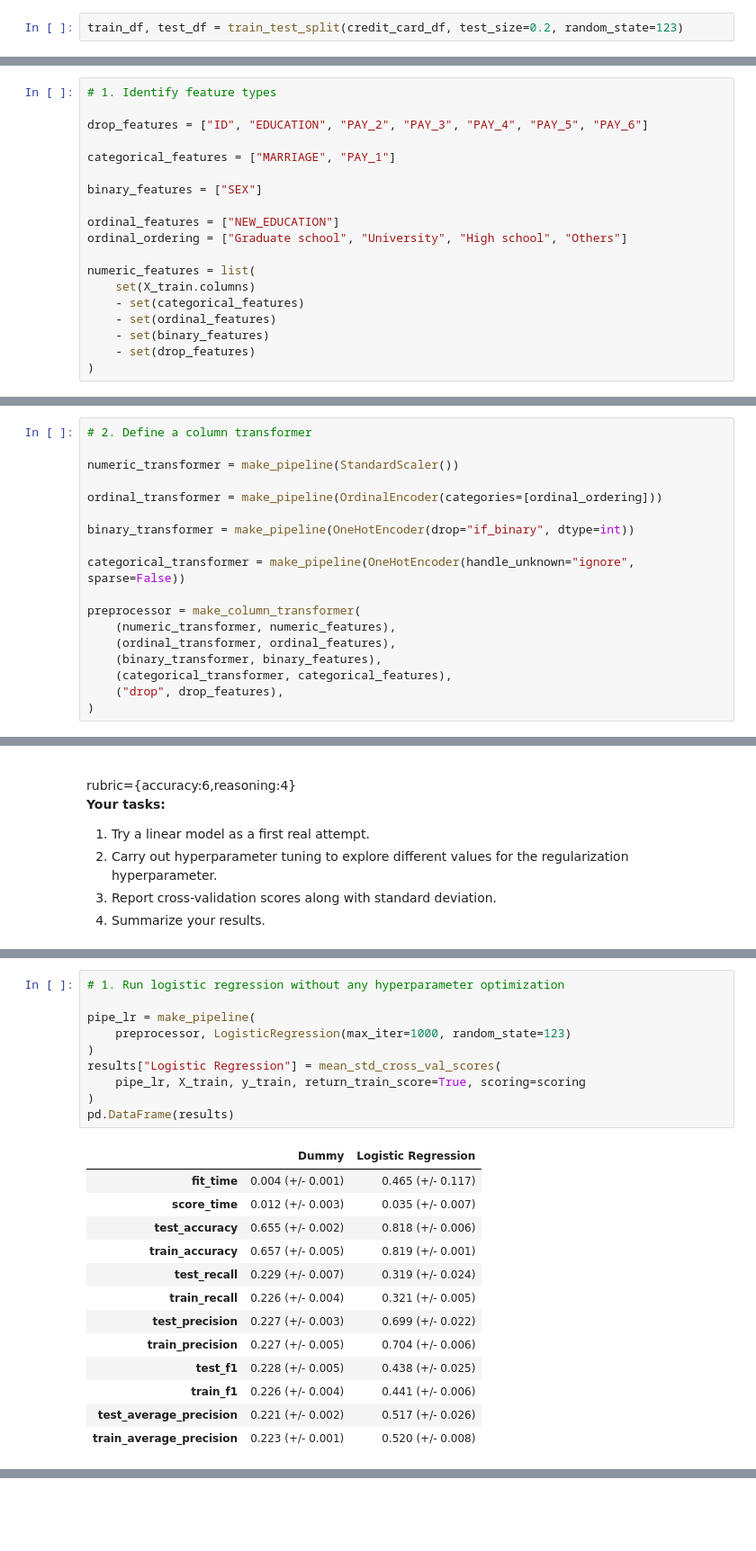
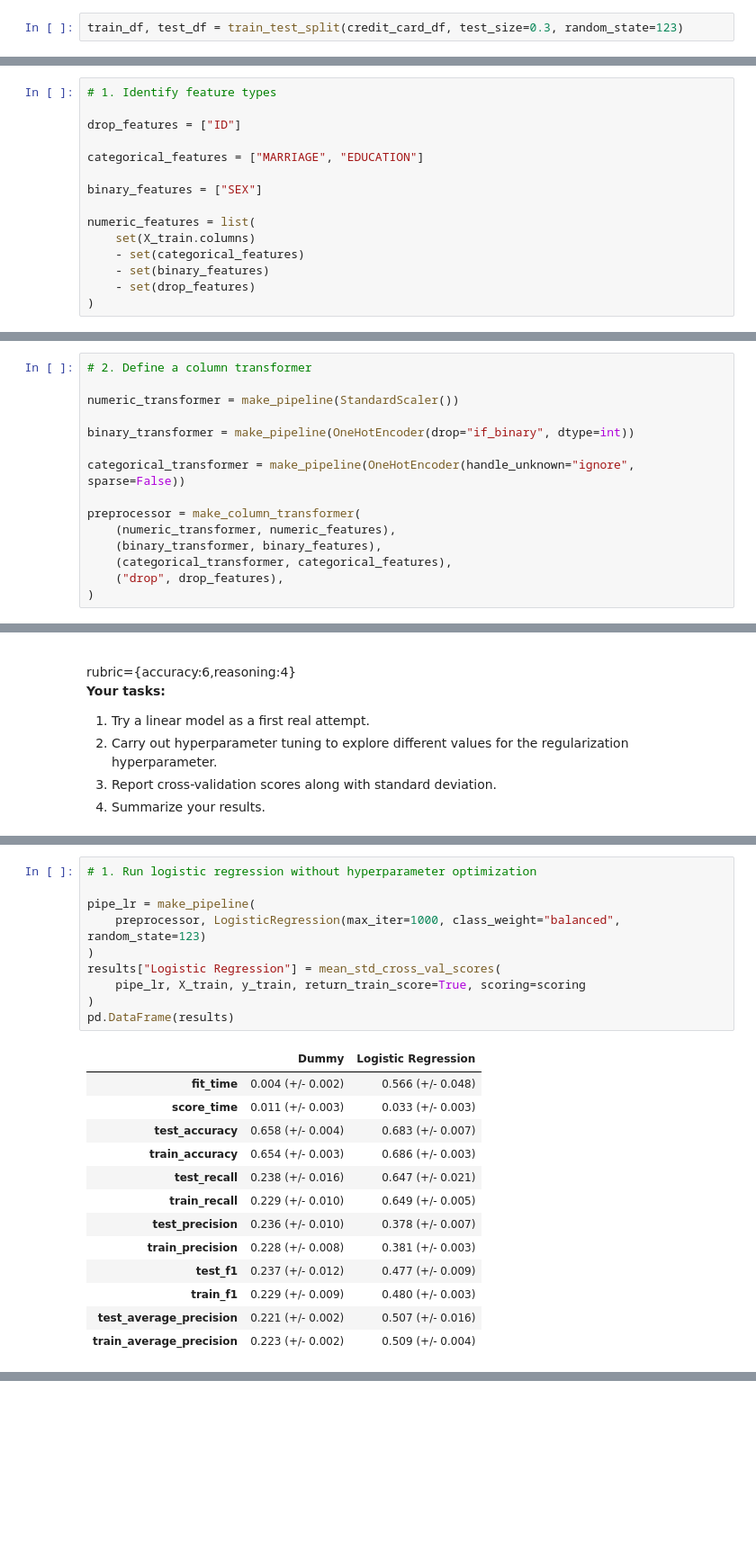
Before and after one commit to nobbynguyen/573Lab4_Classification_Group-GSN, a Jupyter notebook: lab4.ipynb, the cells around one changed output, grey strips where cells are left out. Shown at 90% size. Cells and saved outputs as stored; diff of their text form; blank space fills up the shorter version.

```diff
--- a/lab4.ipynb
+++ b/lab4.ipynb
@@ -229,7 +229,7 @@ rubric={reasoning:2}
 # %% [markdown]
 **Answer:**
 # %%
-train_df, test_df = train_test_split(credit_card_df, test_size=0.2, random_state=123)
+train_df, test_df = train_test_split(credit_card_df, test_size=0.3, random_state=123)
 # %%
 train_df.head()
 # %% [output]
@@ -405,19 +369,15 @@ X_test, y_test = test_df.drop(columns=["default.payment.next.month"]), test_df["
 # %%
 # 1. Identify feature types
 
-drop_features = ["ID", "EDUCATION", "PAY_2", "PAY_3", "PAY_4", "PAY_5", "PAY_6"]
+drop_features = ["ID"]
 
-categorical_features = ["MARRIAGE", "PAY_1"]
+categorical_features = ["MARRIAGE", "EDUCATION"]
 
 binary_features = ["SEX"]
-
-ordinal_features = ["NEW_EDUCATION"]
-ordinal_ordering = ["Graduate school", "University", "High school", "Others"]
 
 numeric_features = list(
     set(X_train.columns)
     - set(categorical_features)
-    - set(ordinal_features)
     - set(binary_features)
     - set(drop_features)
 )
@@ -432,8 +391,6 @@ numeric_features = list(
 # 2. Define a column transformer
 
 numeric_transformer = make_pipeline(StandardScaler())
-
-ordinal_transformer = make_pipeline(OrdinalEncoder(categories=[ordinal_ordering]))
 
 binary_transformer = make_pipeline(OneHotEncoder(drop="if_binary", dtype=int))
 
@@ -441,7 +398,6 @@ categorical_transformer = make_pipeline(OneHotEncoder(handle_unknown="ignore", s
 
 preprocessor = make_column_transformer(
     (numeric_transformer, numeric_features),
-    (ordinal_transformer, ordinal_features),
     (binary_transformer, binary_features),
     (categorical_transformer, categorical_features),
     ("drop", drop_features),
@@ -555,27 +516,27 @@ We will use LogisticRegression as our linear model.
 # %%
-# 1. Run logistic regression without any hyperparameter optimization
+# 1. Run logistic regression without hyperparameter optimization
 
 pipe_lr = make_pipeline(
-    preprocessor, LogisticRegression(max_iter=1000, random_state=123)
+    preprocessor, LogisticRegression(max_iter=1000, class_weight="balanced", random_state=123)
 )
 results["Logistic Regression"] = mean_std_cross_val_scores(
     pipe_lr, X_train, y_train, return_train_score=True, scoring=scoring
 )
 pd.DataFrame(results)
 # %% [output]
 |  | Dummy | Logistic Regression |
-| fit_time | 0.004 (+/- 0.001) | 0.465 (+/- 0.117) |
-| score_time | 0.012 (+/- 0.003) | 0.035 (+/- 0.007) |
-| test_accuracy | 0.655 (+/- 0.002) | 0.818 (+/- 0.006) |
-| train_accuracy | 0.657 (+/- 0.005) | 0.819 (+/- 0.001) |
-| test_recall | 0.229 (+/- 0.007) | 0.319 (+/- 0.024) |
-| train_recall | 0.226 (+/- 0.004) | 0.321 (+/- 0.005) |
-| test_precision | 0.227 (+/- 0.003) | 0.699 (+/- 0.022) |
-| train_precision | 0.227 (+/- 0.005) | 0.704 (+/- 0.006) |
-| test_f1 | 0.228 (+/- 0.005) | 0.438 (+/- 0.025) |
-| train_f1 | 0.226 (+/- 0.004) | 0.441 (+/- 0.006) |
-| test_average_precision | 0.221 (+/- 0.002) | 0.517 (+/- 0.026) |
-| train_average_precision | 0.223 (+/- 0.001) | 0.520 (+/- 0.008) |
+| fit_time | 0.004 (+/- 0.002) | 0.566 (+/- 0.048) |
+| score_time | 0.011 (+/- 0.003) | 0.033 (+/- 0.003) |
+| test_accuracy | 0.658 (+/- 0.004) | 0.683 (+/- 0.007) |
+| train_accuracy | 0.654 (+/- 0.003) | 0.686 (+/- 0.003) |
+| test_recall | 0.238 (+/- 0.016) | 0.647 (+/- 0.021) |
+| train_recall | 0.229 (+/- 0.010) | 0.649 (+/- 0.005) |
+| test_precision | 0.236 (+/- 0.010) | 0.378 (+/- 0.007) |
+| train_precision | 0.228 (+/- 0.008) | 0.381 (+/- 0.003) |
+| test_f1 | 0.237 (+/- 0.012) | 0.477 (+/- 0.009) |
+| train_f1 | 0.229 (+/- 0.009) | 0.480 (+/- 0.003) |
+| test_average_precision | 0.221 (+/- 0.002) | 0.507 (+/- 0.016) |
+| train_average_precision | 0.223 (+/- 0.002) | 0.509 (+/- 0.004) |
 # %%
 # 2. Carry out hyperparameter optimization
 
```
Also changed, not shown: parts of 58 cells of this notebook.
